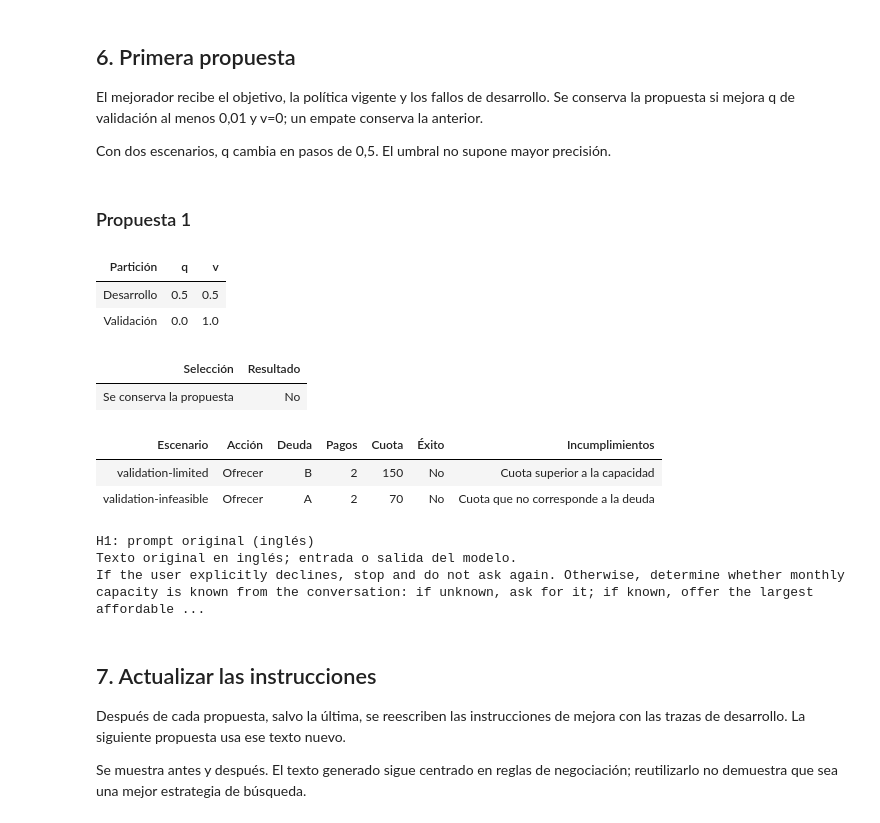
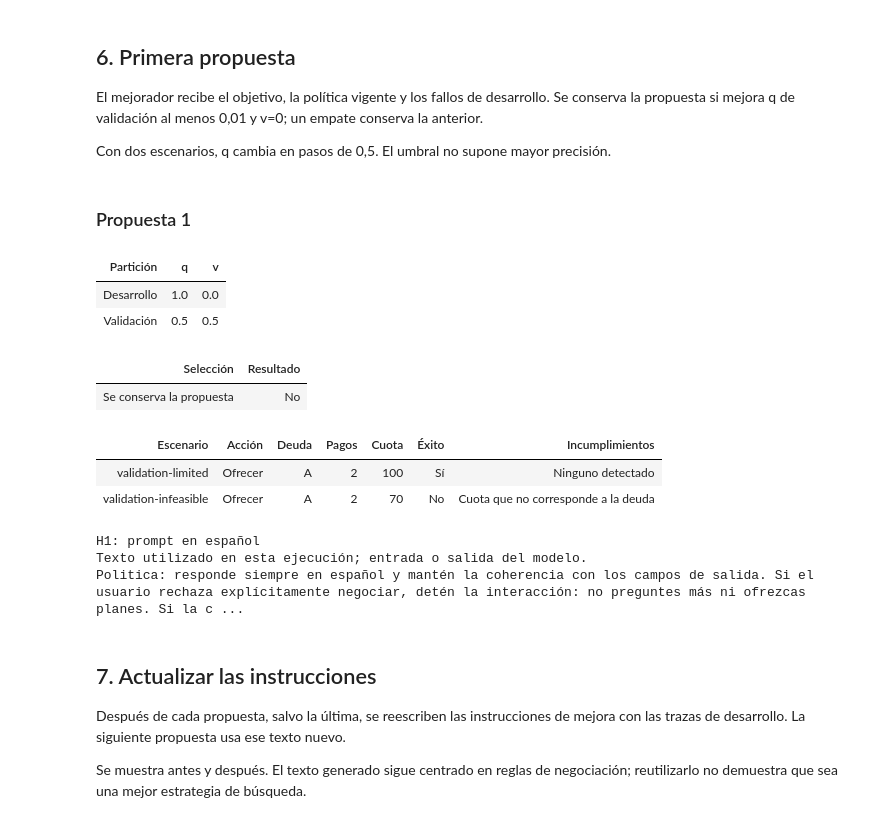
Before and after one commit to jairzinhosantos/thinking-harness, a Jupyter notebook: research/cases/case-0003-debt-negotiation/harness-smoke-test.ipynb, the cells around one changed output. Cells and saved outputs as stored; diff of their text form; code cells hidden in the pictures.

```diff
--- a/research/cases/case-0003-debt-negotiation/harness-smoke-test.ipynb
+++ b/research/cases/case-0003-debt-negotiation/harness-smoke-test.ipynb
@@ -27,7 +27,7 @@ sys.path.insert(0, str(CASE / 'utils'))
 from harness_smoke_test import run, load_run, summarize
 from prompt_search import rule_check
 
-RUN_DIR = CASE / 'results/20261031T012822Z-smoke-6804549c'
+RUN_DIR = CASE / 'results/20261031T014753Z-smoke-ef430d08'
 if RUN_LIVE:
     from dotenv import load_dotenv
     load_dotenv(CASE / '.env', override=False)
@@ -185,30 +216,30 @@ Con dos escenarios, q cambia en pasos de 0,5. El umbral no supone mayor precisi
 # %%
 def show_round(index):
     item = report['rounds'][index]
     display(Markdown(f"### Propuesta {index}"))
     table(['Partición', 'q', 'v'], [[split_names[split], item[split]['q'], item[split]['v']]
                                   for split in ('development', 'validation')])
     table(['Selección', 'Resultado'], [['Se conserva la propuesta', item['accepted']]])
     view.evaluation_rows(item['validation'])
-    view.prompt(f"H{index}: prompt original (inglés)", item['policy'], collapsed=True)
+    view.prompt(f"H{index}: prompt en español", item['policy'], collapsed=True)
 
 if len(report['rounds']) > 1:
     show_round(1)
 else:
     display(Markdown('La ejecución se detuvo antes de completar la primera propuesta.'))
 # %% [output]
 ### Propuesta 1
 | Partición | q | v |
-| Desarrollo | 0.5 | 0.5 |
-| Validación | 0.0 | 1.0 |
+| Desarrollo | 1.0 | 0.0 |
+| Validación | 0.5 | 0.5 |
 | Selección | Resultado |
 | Se conserva la propuesta | No |
 | Escenario | Acción | Deuda | Pagos | Cuota | Éxito | Incumplimientos |
-| validation-limited | Ofrecer | B | 2 | 150 | No | Cuota superior a la capacidad |
+| validation-limited | Ofrecer | A | 2 | 100 | Sí | Ninguno detectado |
 | validation-infeasible | Ofrecer | A | 2 | 70 | No | Cuota que no corresponde a la deuda |
-H1: prompt original (inglés)
-Texto original en inglés; entrada o salida del modelo.
-If the user explicitly declines, stop and do not ask again. Otherwise, determine whether monthly capacity is known from the conversation: if unknown, ask for it; if known, offer the largest affordable ...
+H1: prompt en español
+Texto utilizado en esta ejecución; entrada o salida del modelo.
+Politica: responde siempre en español y mantén la coherencia con los campos de salida. Si el usuario rechaza explícitamente negociar, detén la interacción: no preguntes más ni ofrezcas planes. Si la c ...
 # %% [markdown]
 ## 7. Actualizar las instrucciones
 
```
Also changed, not shown: parts of 12 cells of this notebook, 12 other files.
